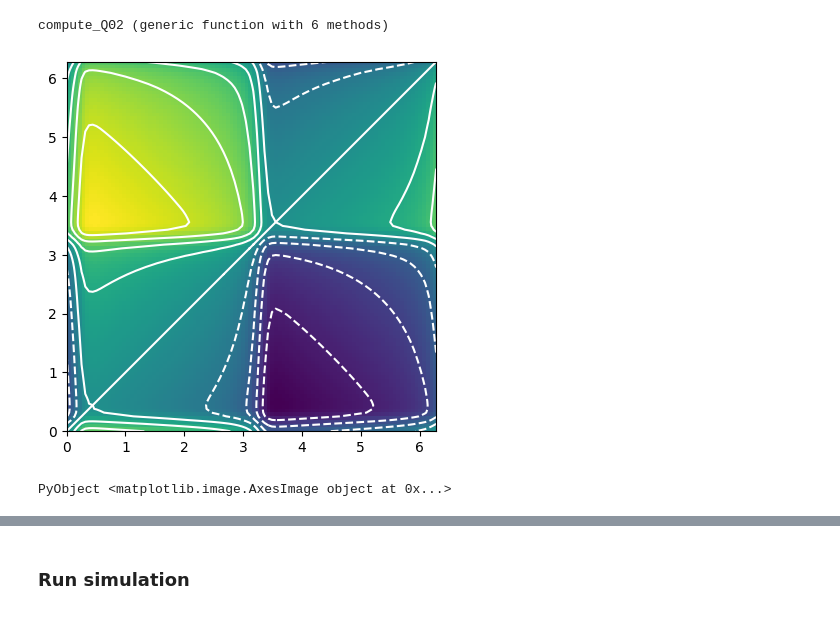
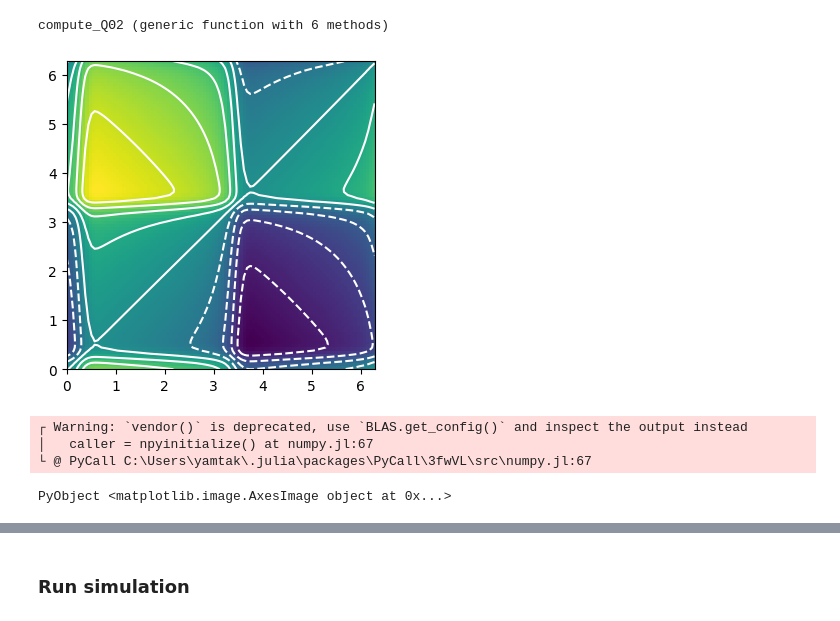
Before and after one commit to takyamamoto/GeneralizedPhaseReduction.jl, a Jupyter notebook: examples/Fig3_FHNmodel_coupled2.ipynb, the cells around one changed output, grey strips where cells are left out. Saved outputs shown, nothing was run; the diff lists cells and outputs as text; code cells hidden in the pictures.

```diff
--- a/examples/Fig3_FHNmodel_coupled2.ipynb
+++ b/examples/Fig3_FHNmodel_coupled2.ipynb
@@ -104,5 +81,5 @@ using Interpolations
 # %%
-function compute_QΘ2(G, N, D, XsI, κ, ωI, NΘ::Int=50, ttmax::Int=50, ϵ=1e-5, ρ=100, dt=1e-2)
+function compute_QΘ2(G, N, D, XsI, κ, ωI, NΘ::Int=50, ttmax::Int=50, ϵ=1e-5, ρ=0.1, dt=1e-2)
     """
     Compute Q(θ)
 
@@ -166,11 +143,15 @@ QΘ = compute_QΘ2(g, N, D, XsI, κ, ωI, NΘ);
 Θrange = range(0, 2π, length=100);
 QΘmap = QΘ[1](Θrange, Θrange);
 # %%
+figure(figsize=(4, 4))
 contour(Θrange, Θrange, QΘmap, 10, colors="white")
 imshow(reverse(QΘmap, dims=1), extent=(0, 2pi, 0, 2pi))
 # %% [output]
-[figure, old version]
+[figure, new version]
-PyObject <matplotlib.image.AxesImage object at 0x...>
+┌ Warning: `vendor()` is deprecated, use `BLAS.get_config()` and inspect the output instead
+│   caller = npyinitialize() at numpy.jl:67
+└ @ PyCall C:\Users\yamtak\.julia\packages\PyCall\3fwVL\src\numpy.jl:67
+PyObject <matplotlib.image.AxesImage object at 0x...>
 # %%
 PΘmap = zeros(100, 100);
 
```
Also changed, not shown: parts of 11 cells of this notebook, 6 other files.
